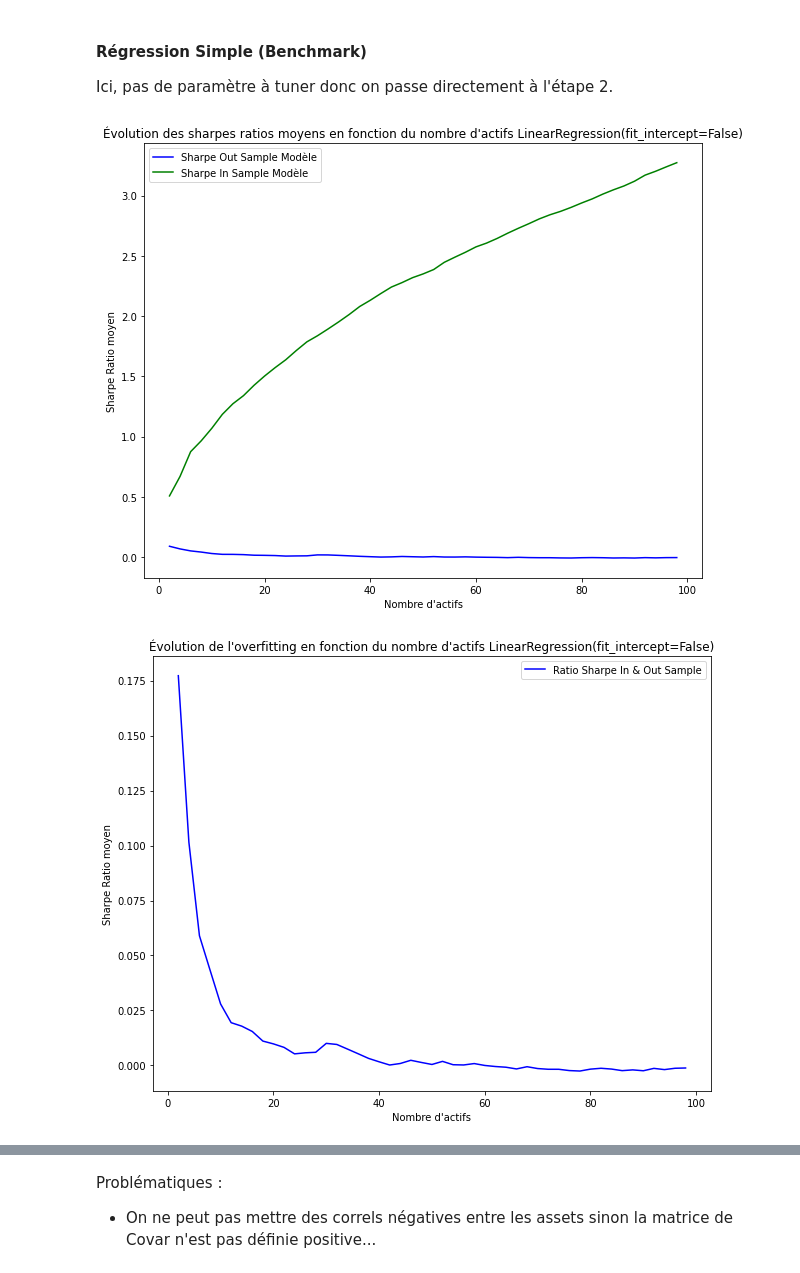
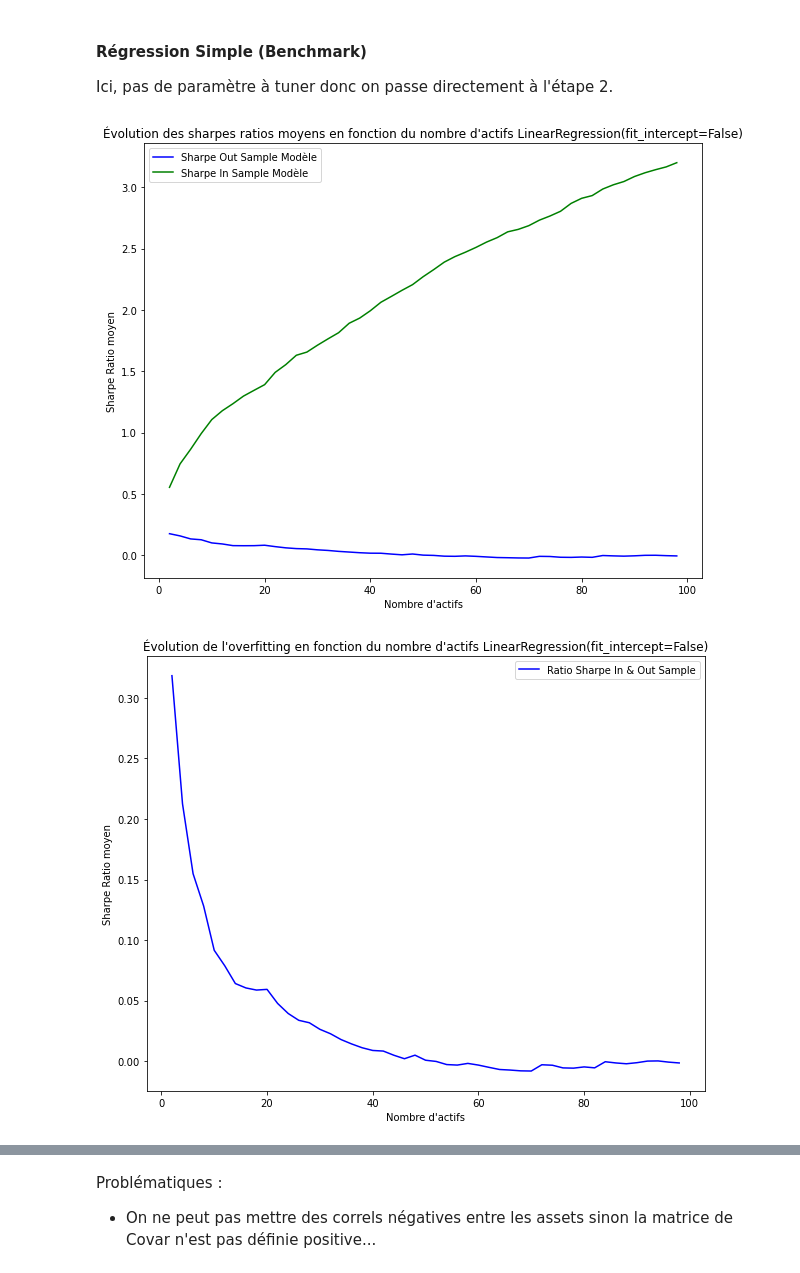
Before and after one commit to PyTomSss/StatApp_M1_ENSAE, a Jupyter notebook: Test_Linear_Models/Linear_Models_Without_Signals.ipynb, the cells around one changed output, grey strips where cells are left out. Cells and saved outputs as stored; diff of their text form; code cells hidden in the pictures.

```diff
--- a/Test_Linear_Models/Linear_Models_Without_Signals.ipynb
+++ b/Test_Linear_Models/Linear_Models_Without_Signals.ipynb
@@ -77,5 +74,5 @@ Ici, pas de paramètre à tuner donc on passe directement à l'étape 2.
 # %%
-test_linear_model(1,100, LinearRegression(fit_intercept = False))
+test_linear_model(1, 100, LinearRegression(fit_intercept = False), K = 15)
 # %% [output]
-[figure, old version]
+[figure, new version]
-[figure, old version]
+[figure, new version]
```
Also changed, not shown: parts of 10 cells of this notebook, 1 other file.
